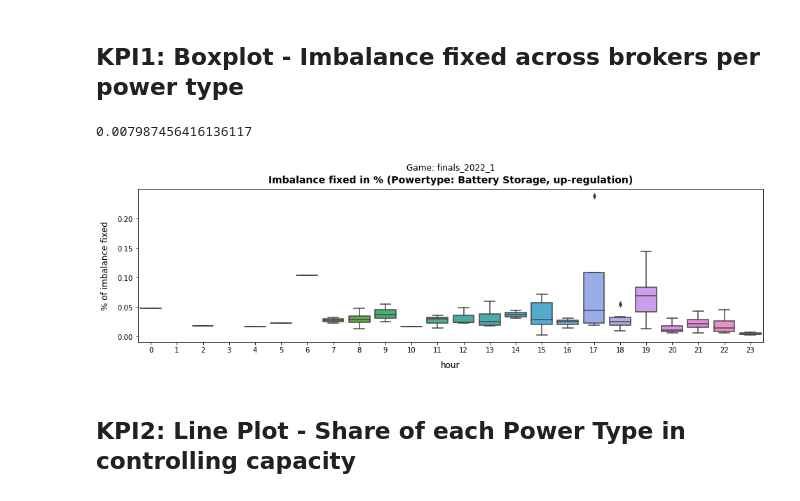
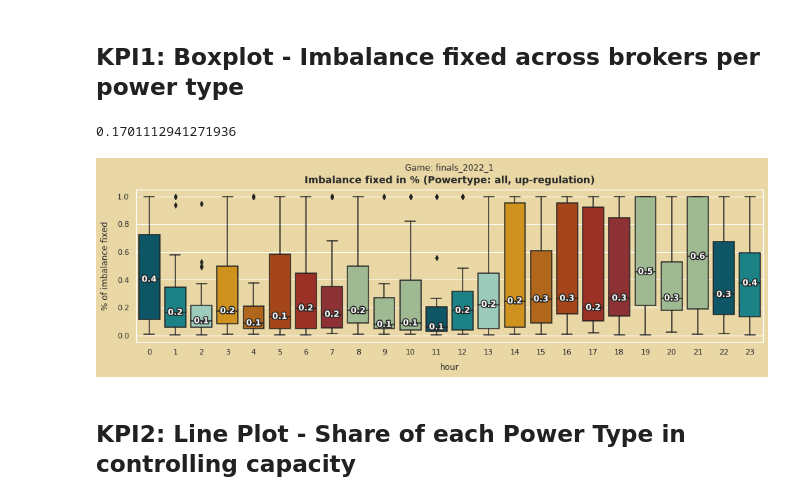
Before and after one commit to ducanhnguyen99/is3-powertac-ev-kpis, a Jupyter notebook: analysis/visualization_kpi_explore.ipynb, the cells around one changed output. Cells and saved outputs as stored; diff of their text form; code cells hidden in the pictures.

```diff
--- a/analysis/visualization_kpi_explore.ipynb
+++ b/analysis/visualization_kpi_explore.ipynb
@@ -766,6 +766,25 @@ final_df
 # down-regulation means excess and therefore consume/ storage energy resulting in more energy used
 # consume is down-regulation or storage, produce is up-regulation or curtailment
 # dots outside are determined outliers
+
+def add_median_labels(ax, fmt='.1f'):
+        lines = ax.get_lines()
+        boxes = [c for c in ax.get_children() if type(c).__name__ == 'PathPatch']
+        lines_per_box = int(len(lines) / len(boxes))
+        for median in lines[4:len(lines):lines_per_box]:
+            x, y = (data.mean() for data in median.get_data())
+            # choose value depending on horizontal or vertical plot orientation
+            value = x if (median.get_xdata()[1] - median.get_xdata()[0]) == 0 else y
+            text = ax.text(x, y, f'{value:{fmt}}', ha='center', va='center',
+                           fontweight='bold', color='white')
+            # create median-colored border around white text for contrast
+            text.set_path_effects([
+                path_effects.Stroke(linewidth=3, foreground=median.get_color()),
+                path_effects.Normal(),
+            ])
+
+
+
 
 def kpi1_imb(powertype, imbalance):
 
@@ -781,37 +800,50 @@ def kpi1_imb(powertype, imbalance):
     kpi1_reg_up['regUsed'] = abs(kpi1_reg_up['regUsed'])
     kpi1_reg_up = kpi1_reg_up.groupby(by = ['ts'], as_index = False).sum().copy()
 
     kpi1_perc = kpi1_imb_up.merge(kpi1_reg_up, on = ['ts'], how = 'left')
 
     kpi1_perc['hour'] = kpi1_perc['ts'] % 24
     kpi1_perc['perc'] = kpi1_perc['regUsed'] / kpi1_perc['totalImbalance']
 
     powertype_dict = {'BATTERY_STORAGE': 'Battery Storage', 'PRODUCTION': 'Production', 'STORAGE': 'Storage'
                       , 'CONSUMPTION': 'Consumption', 'THERMAL_STORAGE_CONSUMPTION' : 'Thermal Storage Consumption'
                       , 'SOLAR_PRODUCTION' : 'Solar Production', 'WIND_PRODUCTION': 'Wind Production', 'all':'all'}
 
+    my_palette = sns.color_palette(['#005f73', '#0a9396', '#94d2bd'
+                                , '#ee9b00', '#ca6702', '#bb3e03'
+                                , '#ae2012', '#9b2226', '#9DC08B'
+                                , '#9DC08B', '#9DC08B'])
+
+
 
     f = plt.figure(figsize=(16,4))
 
     mid = (f.subplotpars.right + f.subplotpars.left)/2
 
-    plot = sns.boxplot(x='hour', y='perc', data=kpi1_perc)
+    plot = sns.boxplot(x='hour', y='perc', data=kpi1_perc, palette=my_palette)
+
+    sns.set(rc={'axes.facecolor':'#e9d8a6', 'figure.facecolor':'#e9d8a6'})
+
+    add_median_labels(plot)
+
     plt.suptitle('Imbalance fixed in % (Powertype: {0}, {1})'.format(powertype_dict[powertype], imbalance)
                    , y = 0.95
                    , x = mid
                    , fontsize = 14,
                     fontweight = 'bold')
     plt.title('Game: {}'.format(folder), y = 1.1)
 
     plt.ylabel('% of imbalance fixed', fontsize=12, labelpad=10)
     plt.xlabel('hour', fontsize=12, labelpad=10)
 
     print(kpi1_perc['regUsed'].sum()/kpi1_perc['totalImbalance'].sum())
 
-kpi1_imb('BATTERY_STORAGE','up-regulation')
+kpi1_imb('all','up-regulation')
+
+# e9d8a6
 # %% [output]
-0.007987456416136117
+0.1701112941271936
-[figure, old version]
+[figure, new version]
 # %% [markdown]
 ## KPI2: Line Plot - Share of each Power Type in controlling capacity
 # %%
```
Also changed, not shown: 11 other files.
